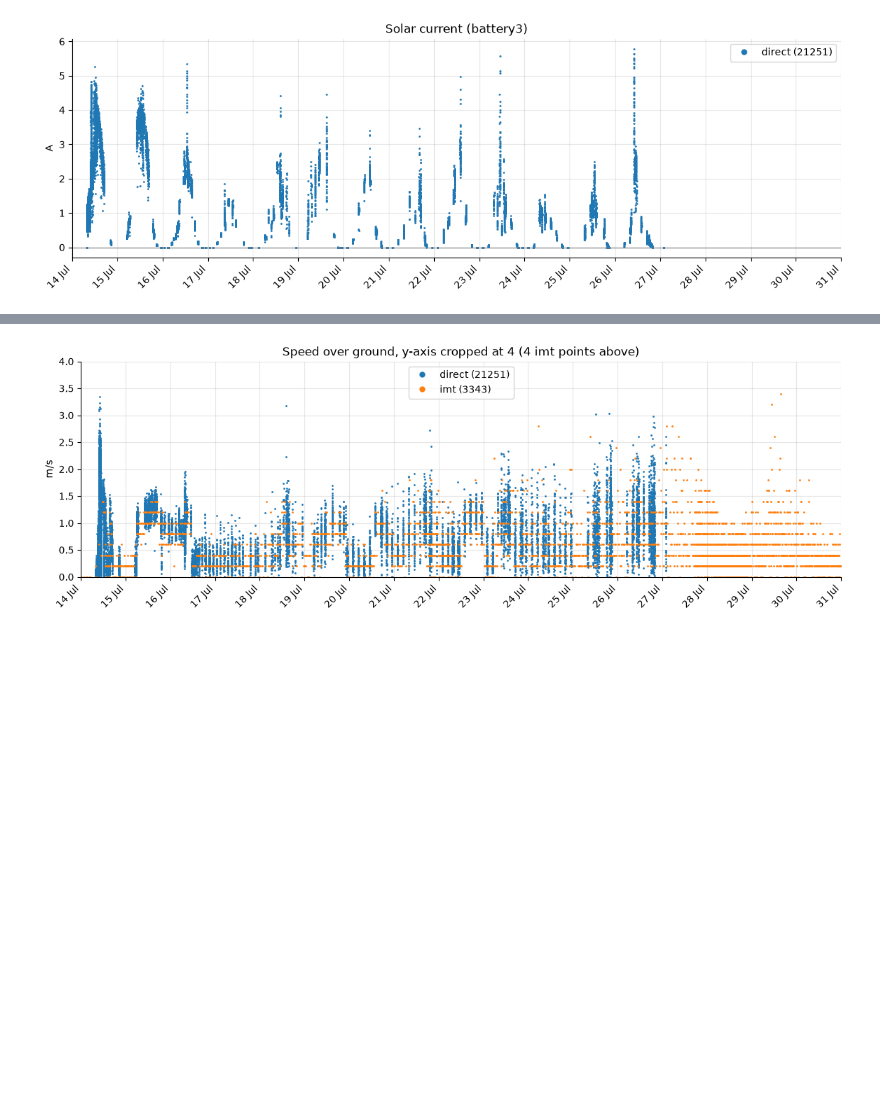
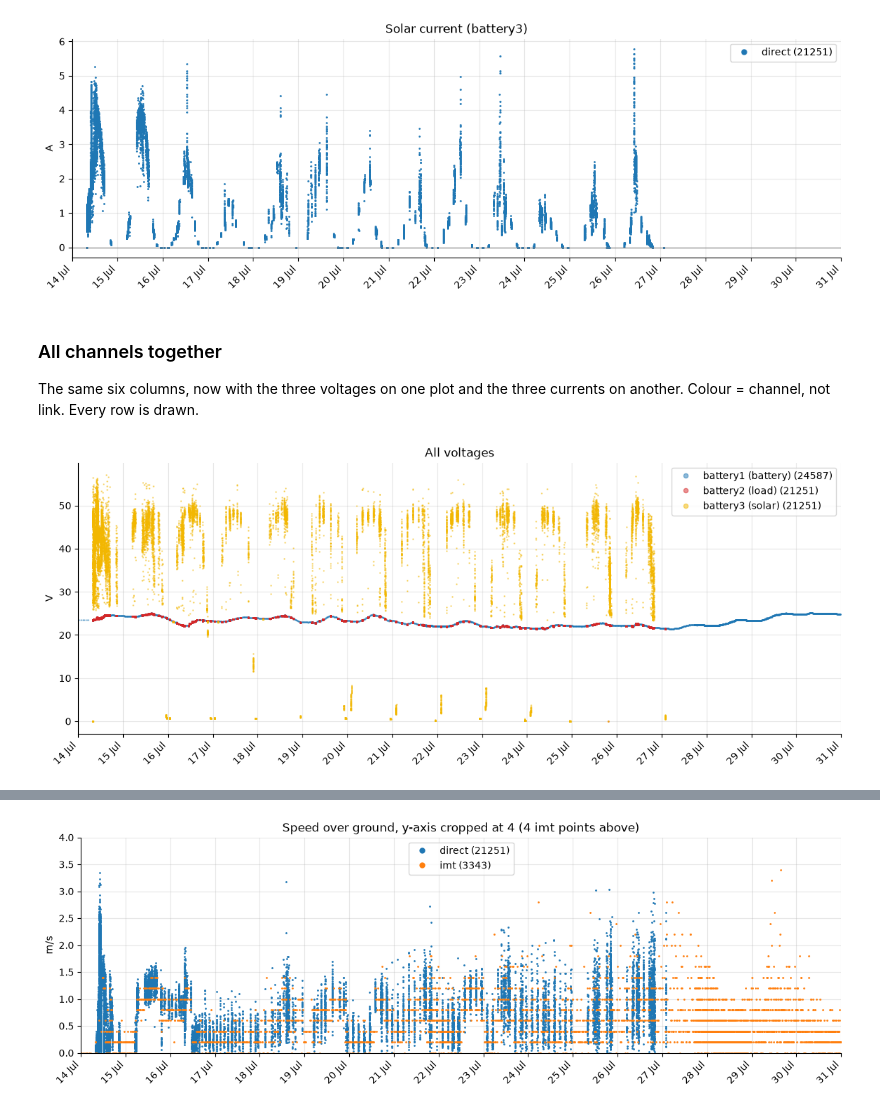
Before and after one commit to Xizesse/asv_power_manager, a Jupyter notebook: notebooks/01_overview.ipynb, the cells around one changed output, grey strips where cells are left out. Cells and saved outputs as stored; diff of their text form; code cells hidden in the pictures; blank space fills up the shorter version.

```diff
--- a/notebooks/01_overview.ipynb
+++ b/notebooks/01_overview.ipynb
@@ -195,3 +195,24 @@ ax.axhline(0, color="grey", lw=0.8)
 plt.show()
 # %% [output]
 [figure]
+# %% [markdown]
+### All channels together
+
+The same six columns, now with the three voltages on one plot and the three currents on another. Colour = channel, not link. Every row is drawn.
+# %%
+CHANNEL_COLORS = {"battery1 (battery)": "#1f77b4", "battery2 (load)": "#d62728", "battery3 (solar)": "#f2b701"}
+
+def channels_plot(kind, title, ylabel):
+    fig, ax = plt.subplots(figsize=(14, 5))
+    for n, (name, color) in enumerate(CHANNEL_COLORS.items(), start=1):
+        g = df.dropna(subset=[f"{kind}_battery{n}_{ylabel.lower()}"])
+        ax.plot(g.created_at, g[f"{kind}_battery{n}_{ylabel.lower()}"], ".", ms=1.5, alpha=0.5, color=color, label=f"{name} ({len(g)})")
+    ax.set_title(title); ax.set_ylabel(ylabel)
+    ax.legend(markerscale=6, loc="upper right")
+    daily_axis(ax)
+    return ax
+
+channels_plot("voltage", "All voltages", "V")
+plt.show()
+# %% [output]
+[figure, added]
```
Also changed, not shown: parts of 1 cell of this notebook, 26 other files.
